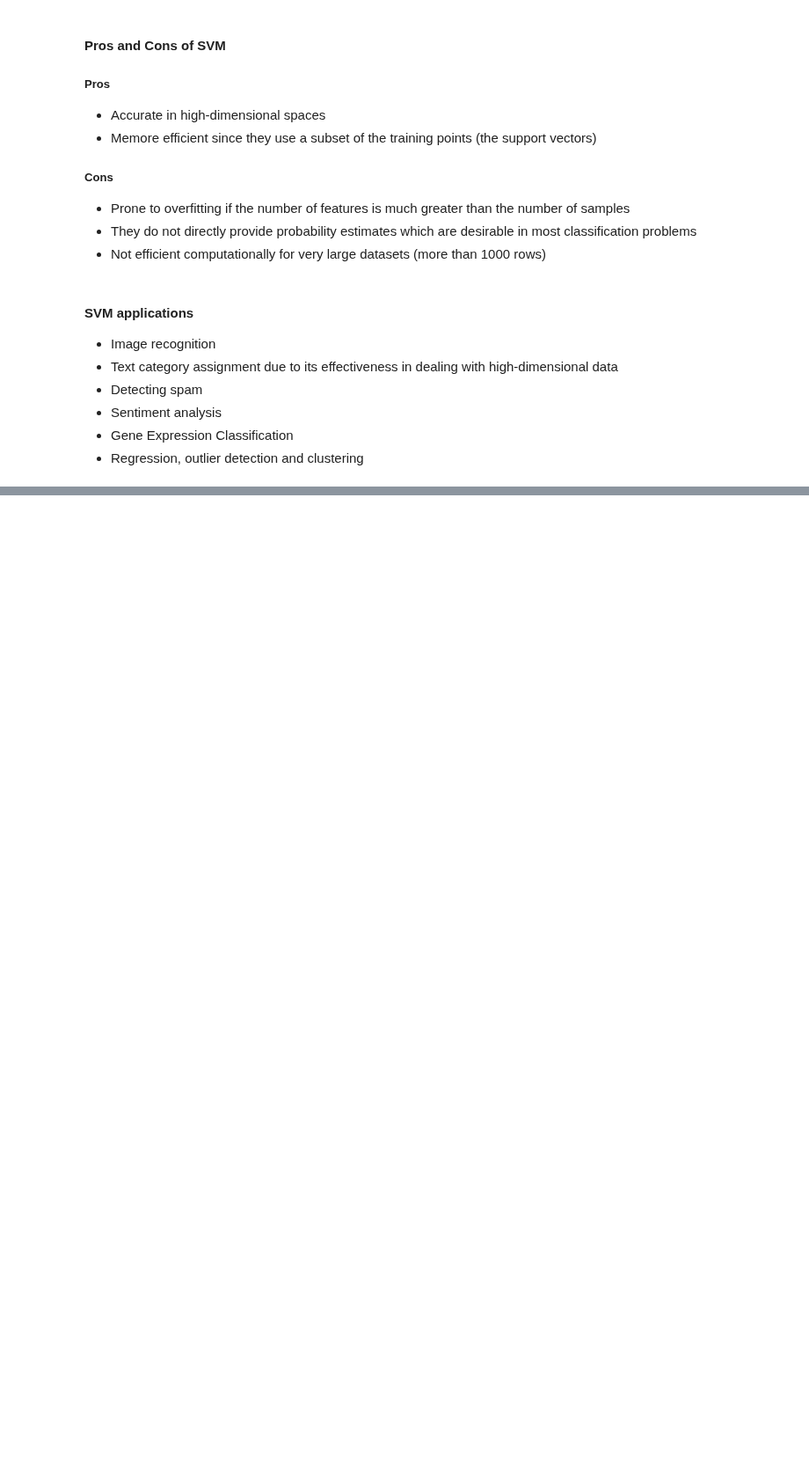
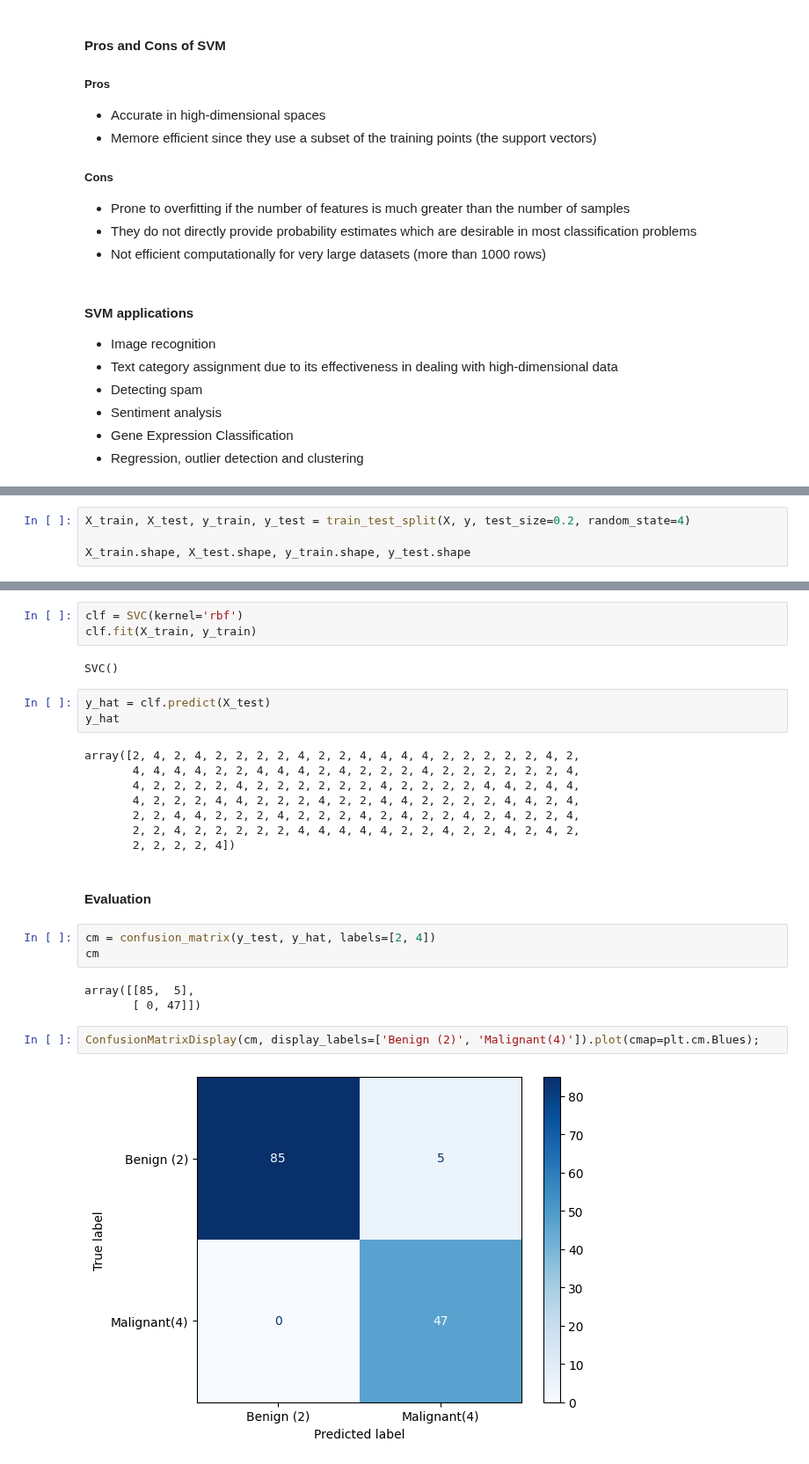
Before and after one commit to PaulToronto/IBM---AI-Engineering-Professional-Certificate, a Jupyter notebook: 1_4_Linear_Classification.ipynb, the cells around one changed output, grey strips where cells are left out. Shown at 88% size. Drawn from its saved outputs; the diff is of its cells as text; blank space fills up the shorter version.

```diff
--- a/1_4_Linear_Classification.ipynb
+++ b/1_4_Linear_Classification.ipynb
@@ -688,0 +866,4 @@ $$
+# %%
+X_train, X_test, y_train, y_test = train_test_split(X, y, test_size=0.2, random_state=4)
+
+X_train.shape, X_test.shape, y_train.shape, y_test.shape
@@ -688,0 +883,28 @@ $$
+# %%
+clf = SVC(kernel='rbf')
+clf.fit(X_train, y_train)
+# %% [output]
+SVC()
+# %%
+y_hat = clf.predict(X_test)
+y_hat
+# %% [output]
+array([2, 4, 2, 4, 2, 2, 2, 2, 4, 2, 2, 4, 4, 4, 4, 2, 2, 2, 2, 2, 4, 2,
+       4, 4, 4, 4, 2, 2, 4, 4, 4, 2, 4, 2, 2, 2, 4, 2, 2, 2, 2, 2, 2, 4,
+       4, 2, 2, 2, 2, 4, 2, 2, 2, 2, 2, 2, 4, 2, 2, 2, 2, 4, 4, 2, 4, 4,
+       4, 2, 2, 2, 4, 4, 2, 2, 2, 4, 2, 2, 4, 4, 2, 2, 2, 2, 4, 4, 2, 4,
+       2, 2, 4, 4, 2, 2, 2, 4, 2, 2, 2, 4, 2, 4, 2, 2, 4, 2, 4, 2, 2, 4,
+       2, 2, 4, 2, 2, 2, 2, 2, 4, 4, 4, 4, 4, 2, 2, 4, 2, 2, 4, 2, 4, 2,
+       2, 2, 2, 2, 4])
+# %% [markdown]
+#### Evaluation
+# %%
+cm = confusion_matrix(y_test, y_hat, labels=[2, 4])
+cm
+# %% [output]
+array([[85,  5],
+       [ 0, 47]])
+# %%
+ConfusionMatrixDisplay(cm, display_labels=['Benign (2)', 'Malignant(4)']).plot(cmap=plt.cm.Blues);
+# %% [output]
+[figure, added]
```
Also changed, not shown: parts of 28 cells of this notebook.
